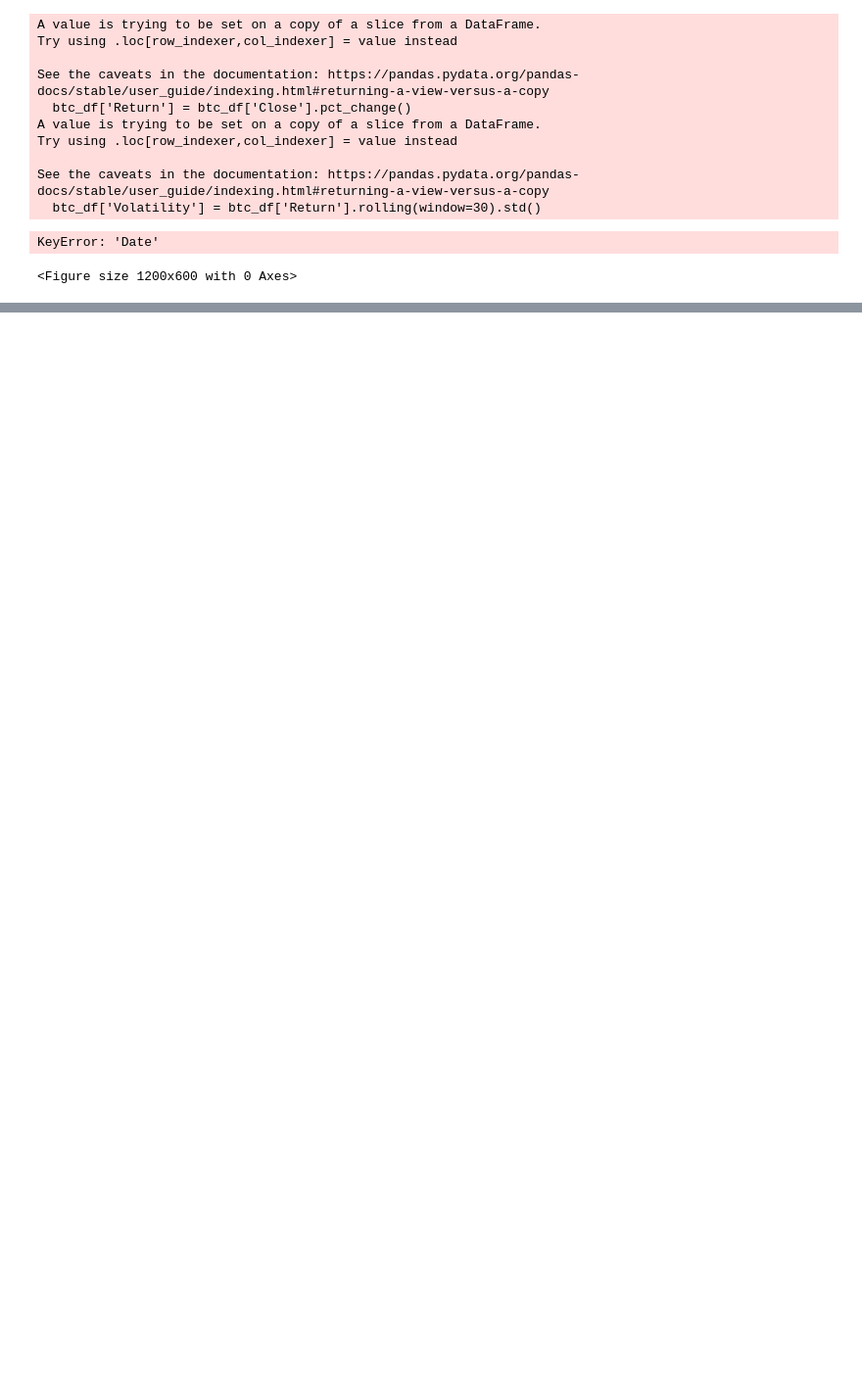
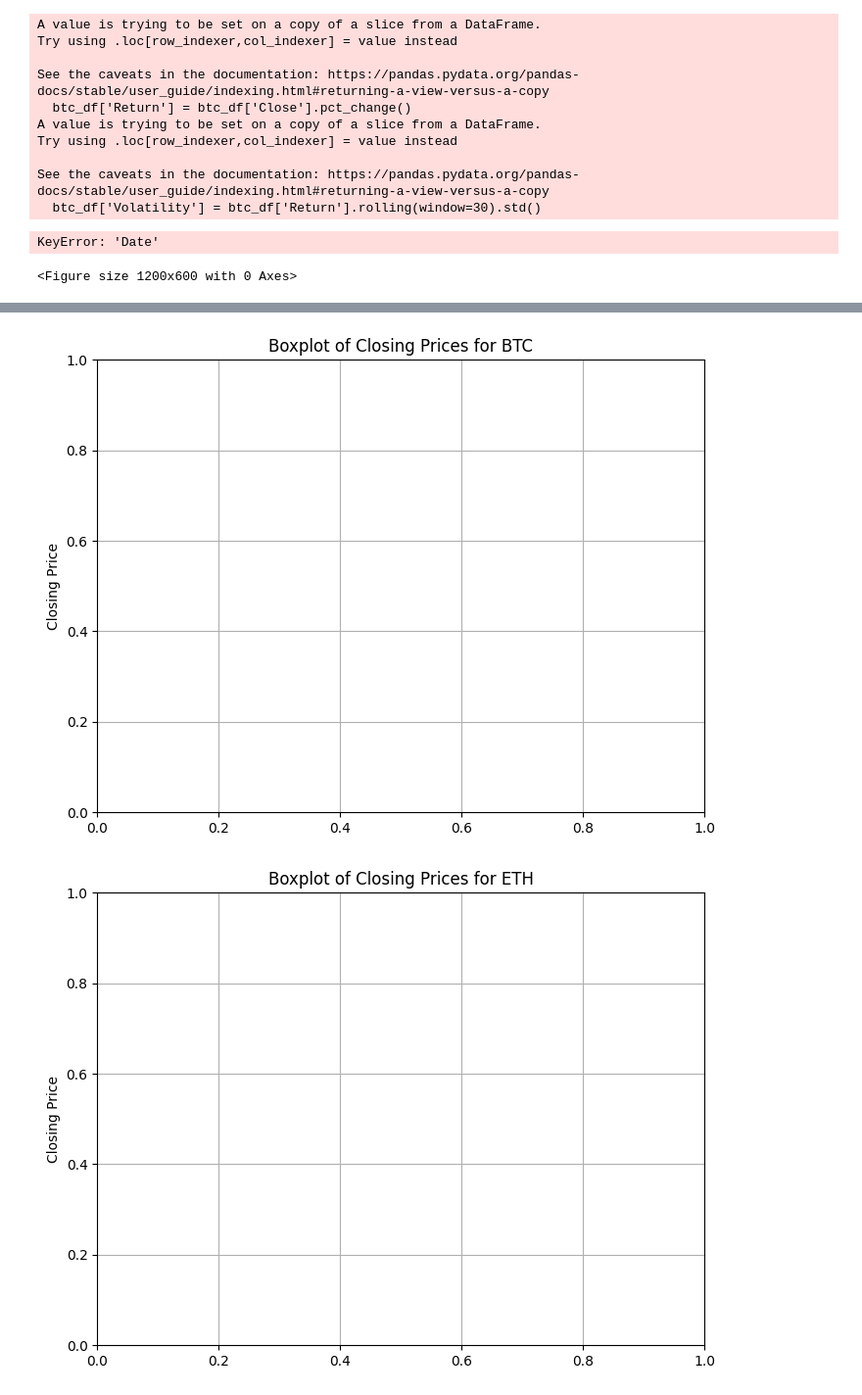
Before and after one commit to Khushboomodha/Project_1, a Jupyter notebook: Crypto.ipynb, the cells around one changed output, grey strips where cells are left out. Shown: that part at 98% size. Saved outputs shown, nothing was run; the diff lists cells and outputs as text; code cells hidden in the pictures; blank space fills up the shorter version.

```diff
--- a/Crypto.ipynb
+++ b/Crypto.ipynb
@@ -604,0 +625,19 @@ print(results.summary())
+# %%
+target_symbols = ['BTC', 'ETH', 'ADA', 'BNB', 'XRP', 'SOL', 'DOGE']
+filtered_df = crypto_data[crypto_data['Symbol'].isin(target_symbols)]
+
+# Loop through each cryptocurrency and create a boxplot
+for symbol in target_symbols:
+    # Filter data for the specific cryptocurrency
+    symbol_df = filtered_df[filtered_df['Symbol'] == symbol]
+
+    # Create a boxplot
+    plt.figure(figsize=(8, 6))
+    sns.boxplot(y='Close', data=symbol_df)
+    plt.title(f'Boxplot of Closing Prices for {symbol}')
+    plt.ylabel('Closing Price')
+    plt.grid(True)
+    plt.show()
+# %% [output]
+[figure, added]
+[figure, added]
```
Also changed, not shown: parts of 3 cells of this notebook.
